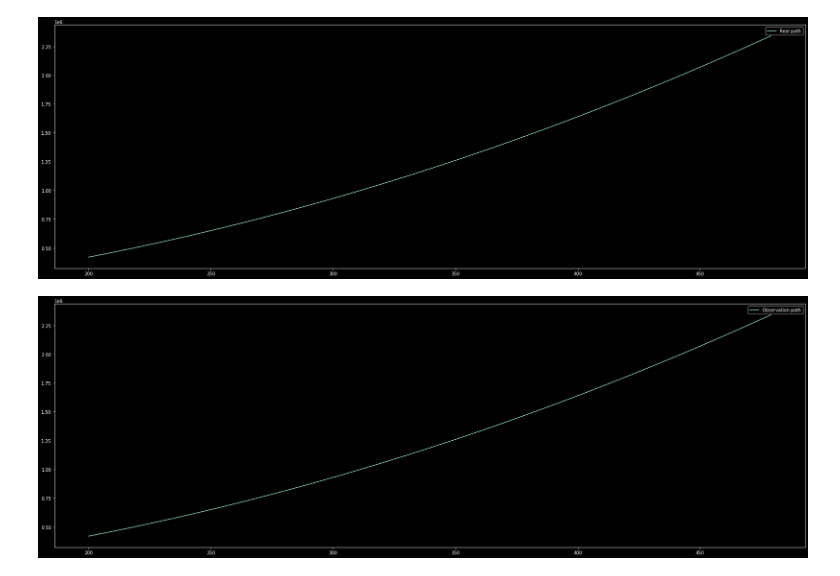
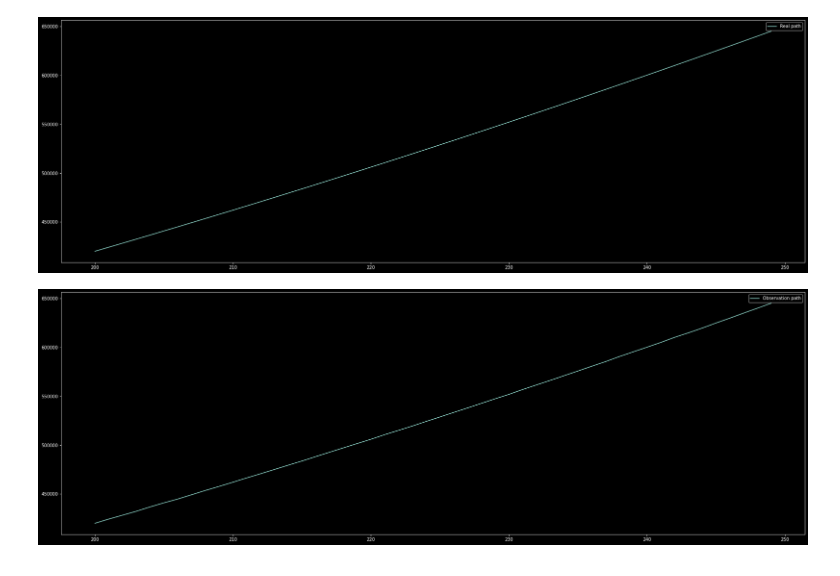
Before and after one commit to Long-ThanhLe/KalmanFilter, a Jupyter notebook: kalman.ipynb, the cells around one changed output. Saved outputs shown, nothing was run; the diff lists cells and outputs as text; code cells hidden in the pictures.

```diff
--- a/kalman.ipynb
+++ b/kalman.ipynb
@@ -39,18 +39,18 @@ observation_matrix = np.array(
 # %%
 L = 8
 T = 1
-t = np.arange(200, 60*L,step=1/T)
+t = np.arange(200, 250,step=1/T)
 plt.figure(figsize=(30,10))
 plt.plot(t, get_real_position(t), label="Real path")
 plt.legend()
 plt.show()
 plt.figure(figsize=(30,10))
 plt.plot(t, obsevation(t, observation_noise_cov[0,0]), label="Observation path")
 plt.legend()
 plt.show()
 # %% [output]
-[figure, old version]
+[figure, new version]
-[figure, old version]
+[figure, new version]
 # %%
 kalman_state = []
 estimate_position = []
```
Also changed, not shown: parts of 4 cells of this notebook.
